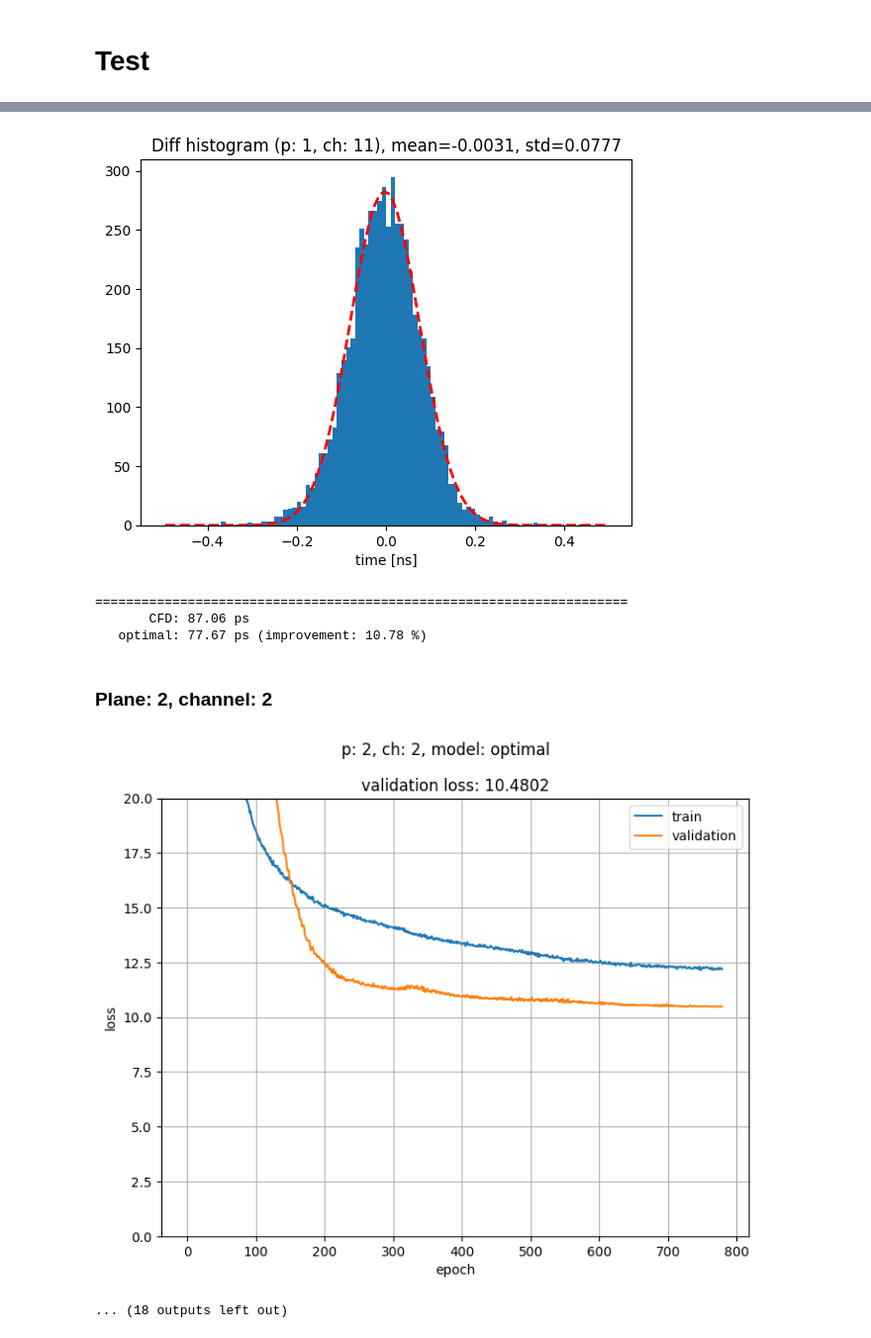
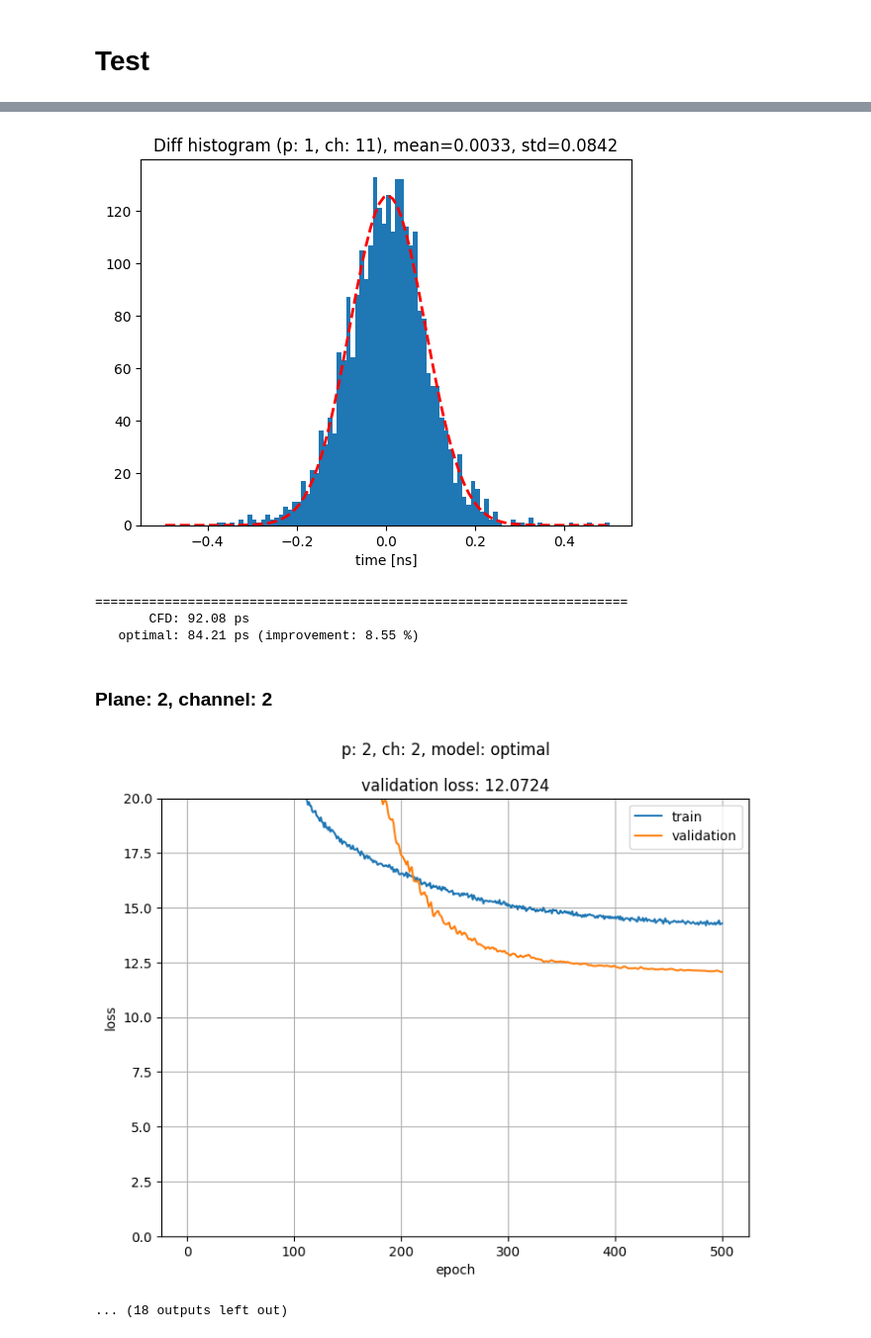
Before and after one commit to MatiXOfficial/pps-timing-ml, a Jupyter notebook: notebooks/neural_networks/other_datasets/r354332/trained_separately.ipynb, the cells around one changed output, grey strips where cells are left out. Shown: that part at 99% size. Saved outputs shown, nothing was run; the diff lists cells and outputs as text; code cells hidden in the pictures.

```diff
--- a/notebooks/neural_networks/other_datasets/r354332/trained_separately.ipynb
+++ b/notebooks/neural_networks/other_datasets/r354332/trained_separately.ipynb
@@ -15,7 +15,7 @@ from src.models import optimal_model_builder_ch_2_11
 from src.network_utils import train_model as _base_train_model, plot_difference_hist, plot_history, compare_results, \
     gaussian_kernel
 
-PWD = '../../..'
+PWD = '../../../..'
 sys.path.append(PWD)
 
 tf.get_logger().setLevel('ERROR')
@@ -58,7 +58,7 @@ def model_predict(model: tf.keras.Model, X: np.ndarray):
 def train_model(model, name, X_train, y_train, X_val, y_val, lr=LR, train=False, n_epochs=N_EPOCHS, verbose=0,
                 batch_size=BATCH_SIZE, lr_patience=10, es_patience=60, es_min_delta=ES_MIN_DELTA,
                 loss_weights=LOSS_WEIGHT):
-    return _base_train_model(model, name, 'many_channels_tests/trained_separately', X_train, y_train, X_val, y_val, lr,
+    return _base_train_model(model, name, 'many_channels_tests/trained_separately_r354332', X_train, y_train, X_val, y_val, lr,
                              train, n_epochs, verbose, batch_size, lr_patience, es_patience, es_min_delta, loss_weights,
                              root=PWD + '/data')
 # %% [markdown]
@@ -114,7 +114,7 @@ for plane, channel in sorted(dataset.keys()):
 
     model = optimal_model_builder_ch_2_11()
     try:
-        history = train_model(model, f'optimal_{plane}_{channel}_r354332', X_train=X_train, y_train=Y_heatmap_train,
+        history = train_model(model, f'optimal_{plane}_{channel}', X_train=X_train, y_train=Y_heatmap_train,
                               X_val=X_test, y_val=Y_heatmap_test, train=False)
     except (FileNotFoundError, NotFoundError, ValueError):
         print(f'Could not find the model for ({plane}, {channel}). Setting train=True')
@@ -144,9 +144,9 @@ Plane: 1, channel: 11
-[figure, old version]
+[figure, new version]
 =====================================================================
-       CFD: 87.06 ps
-   optimal: 77.67 ps (improvement: 10.78 %)
+       CFD: 92.08 ps
+   optimal: 84.21 ps (improvement: 8.55 %)
 Plane: 2, channel: 2
-[figure, old version]
+[figure, new version]
 ... (18 outputs left out)
 # %%
 print('Improvements:')
```
Also changed, not shown: parts of 3 cells of this notebook, 4 other files.
